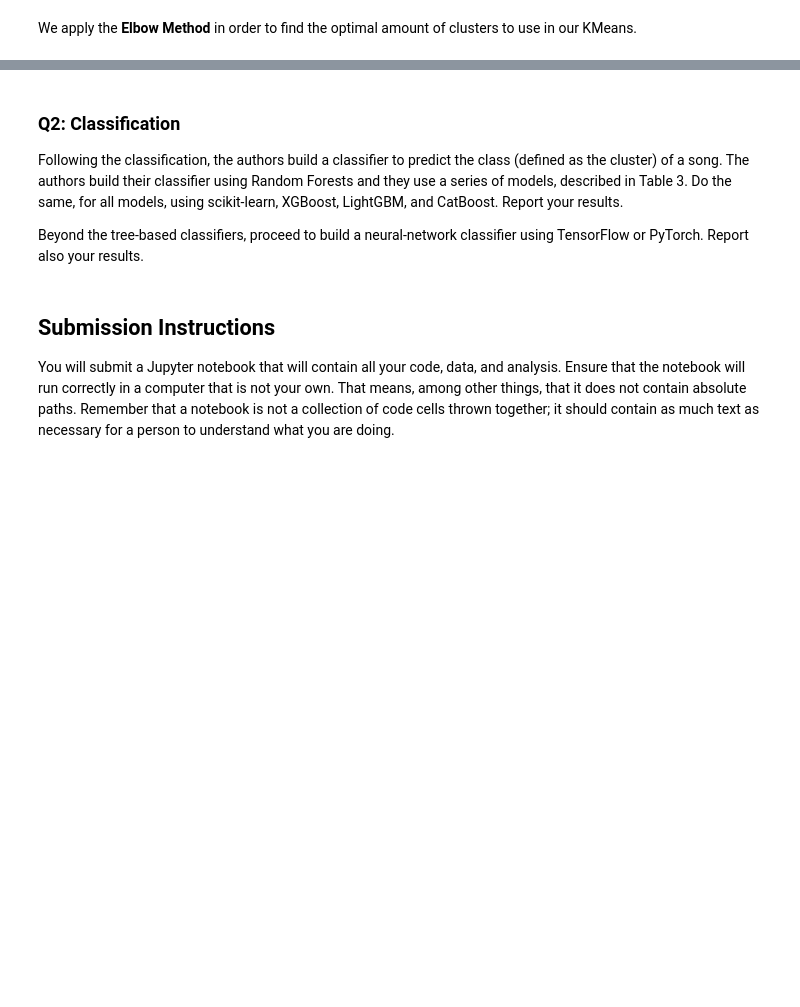
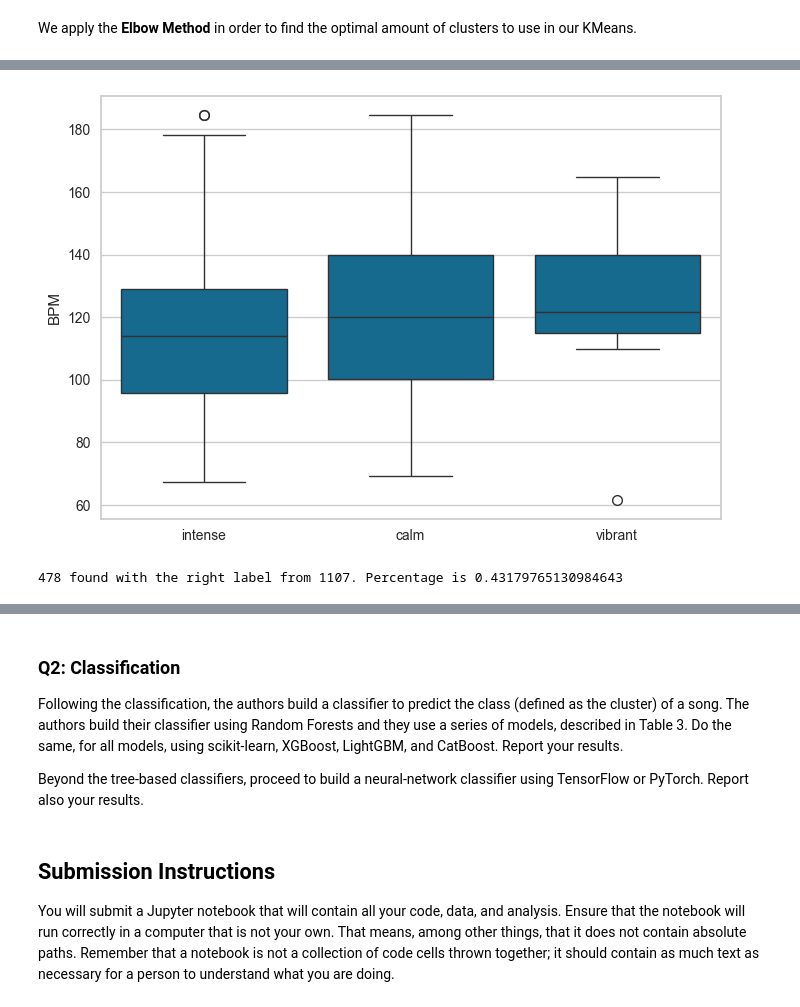
Before and after one commit to miketheofan/msc-in-data-science, a Jupyter notebook: pepmusic_assignment.ipynb, the cells around one changed output, grey strips where cells are left out. Cells and saved outputs as stored; diff of their text form; code cells hidden in the pictures; blank space fills up the shorter version.

```diff
--- a/pepmusic_assignment.ipynb
+++ b/pepmusic_assignment.ipynb
@@ -268,0 +337,14 @@ sorted(scores.items(), key=lambda kv: kv[1], reverse=True)
+# %%
+sns.boxplot(x='clusteringLabel', y='bpm', data=df)
+plt.xlabel('')
+plt.ylabel('BPM')
+plt.show()
+# %% [output]
+[figure, added]
+# %%
+same = (json_data['clusteringLabel'] == df['clusteringLabel']).sum()
+all = len(json_data)
+
+print(f'{same} found with the right label from {all}. Percentage is {same/all}')
+# %% [output]
+478 found with the right label from 1107. Percentage is 0.43179765130984643
```
Also changed, not shown: parts of 23 cells of this notebook.
